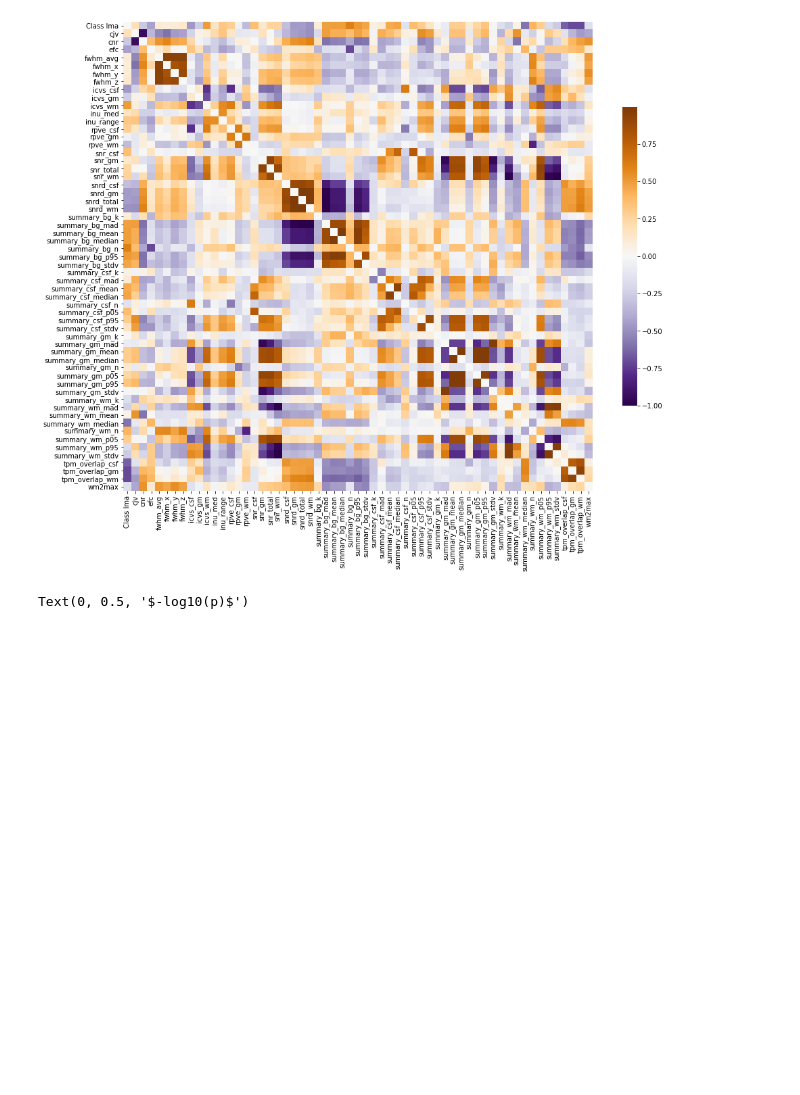
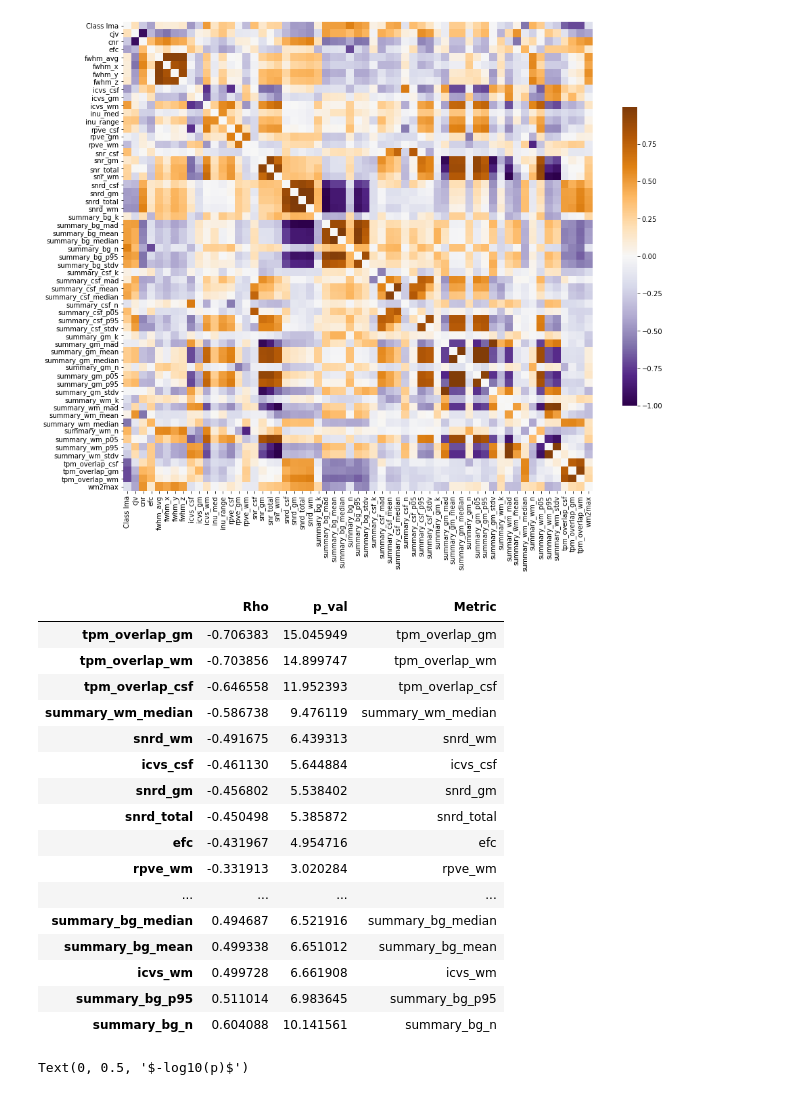
Before and after one commit to FMendezSlc/PREMCAS_COLAB, a Jupyter notebook: Classification_task.ipynb, the cells around one changed output. Cells and saved outputs as stored; diff of their text form; code cells hidden in the pictures; blank space fills up the shorter version.

```diff
--- a/Classification_task.ipynb
+++ b/Classification_task.ipynb
@@ -430,6 +430,26 @@ p_df = pd.DataFrame(data = p_mat, columns = X.columns, index = X.columns)
 class_df = pd.concat([rho_df['Class Ima'], p_df['Class Ima']], axis=1)
 class_df.columns = ['Rho', 'p_val']
 class_df.sort_values('Rho', inplace = True)
+# %%
+class_df
+# %% [output]
+|  | Rho | p_val | Metric |
+| tpm_overlap_gm | -0.706383 | 15.045949 | tpm_overlap_gm |
+| tpm_overlap_wm | -0.703856 | 14.899747 | tpm_overlap_wm |
+| tpm_overlap_csf | -0.646558 | 11.952393 | tpm_overlap_csf |
+| summary_wm_median | -0.586738 | 9.476119 | summary_wm_median |
+| snrd_wm | -0.491675 | 6.439313 | snrd_wm |
+| icvs_csf | -0.461130 | 5.644884 | icvs_csf |
+| snrd_gm | -0.456802 | 5.538402 | snrd_gm |
+| snrd_total | -0.450498 | 5.385872 | snrd_total |
+| efc | -0.431967 | 4.954716 | efc |
+| rpve_wm | -0.331913 | 3.020284 | rpve_wm |
+| ... | ... | ... | ... |
+| summary_bg_median | 0.494687 | 6.521916 | summary_bg_median |
+| summary_bg_mean | 0.499338 | 6.651012 | summary_bg_mean |
+| icvs_wm | 0.499728 | 6.661908 | icvs_wm |
+| summary_bg_p95 | 0.511014 | 6.983645 | summary_bg_p95 |
+| summary_bg_n | 0.604088 | 10.141561 | summary_bg_n |
 # %%
 plt.figure()
 sns.scatterplot(x = 'Rho', y='p_val', data=class_df)
```
Also changed, not shown: parts of 12 cells of this notebook, 4 other files.
